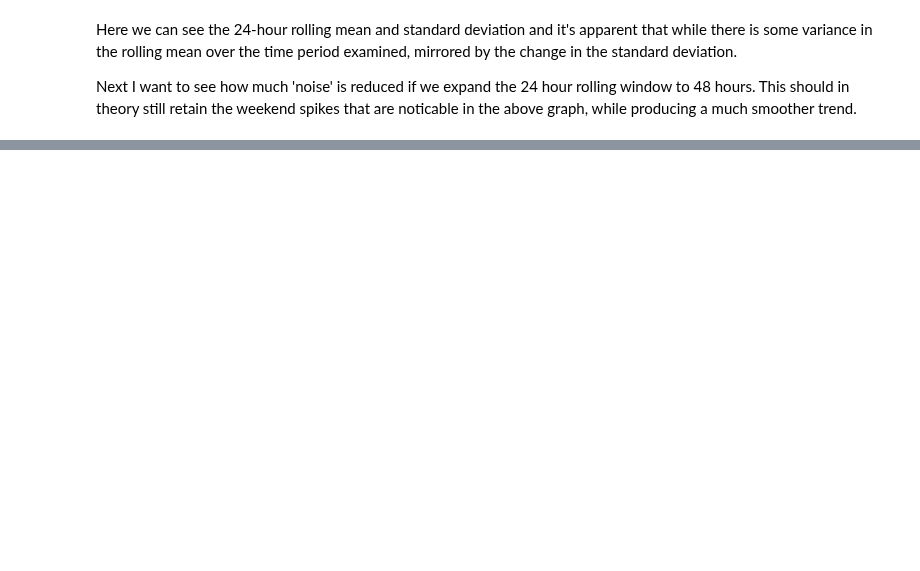
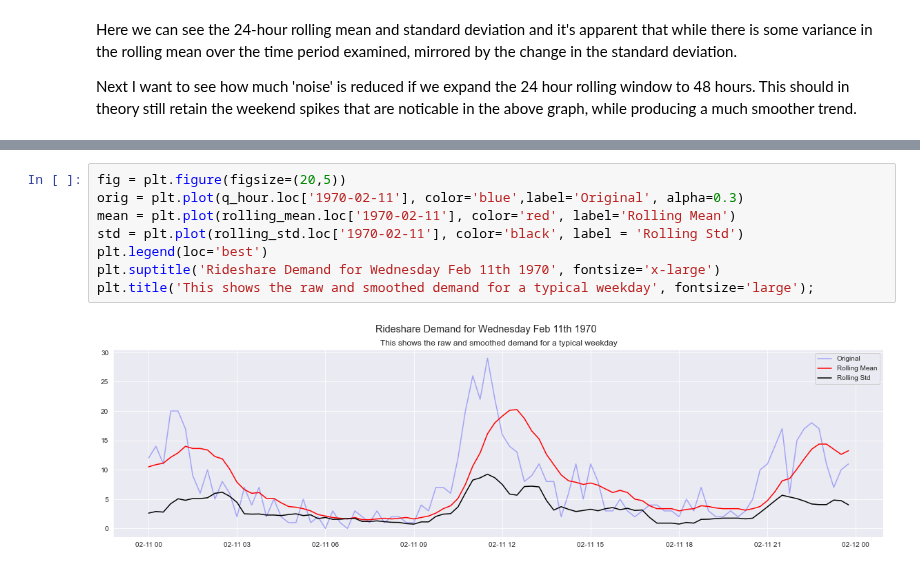
Before and after one commit to NickD-Dean/Springboard, a Jupyter notebook: Career-Related/ultimate_challenge/Ultimate_Part_1-EDA.ipynb, the cells around one changed output, grey strips where cells are left out. Saved outputs shown, nothing was run; the diff lists cells and outputs as text; blank space fills up the shorter version.

```diff
--- a/Career-Related/ultimate_challenge/Ultimate_Part_1-EDA.ipynb
+++ b/Career-Related/ultimate_challenge/Ultimate_Part_1-EDA.ipynb
@@ -101,0 +141,10 @@ plt.show()
+# %%
+fig = plt.figure(figsize=(20,5))
+orig = plt.plot(q_hour.loc['1970-02-11'], color='blue',label='Original', alpha=0.3)
+mean = plt.plot(rolling_mean.loc['1970-02-11'], color='red', label='Rolling Mean')
+std = plt.plot(rolling_std.loc['1970-02-11'], color='black', label = 'Rolling Std')
+plt.legend(loc='best')
+plt.suptitle('Rideshare Demand for Wednesday Feb 11th 1970', fontsize='x-large')
+plt.title('This shows the raw and smoothed demand for a typical weekday', fontsize='large');
+# %% [output]
+[figure, added]
```
Also changed, not shown: parts of 9 cells of this notebook, 7 other files.
